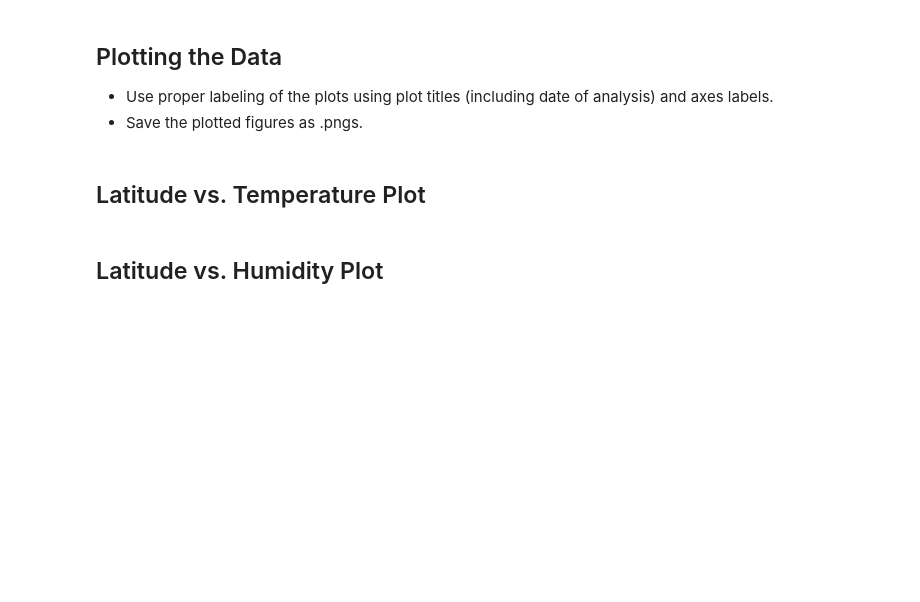
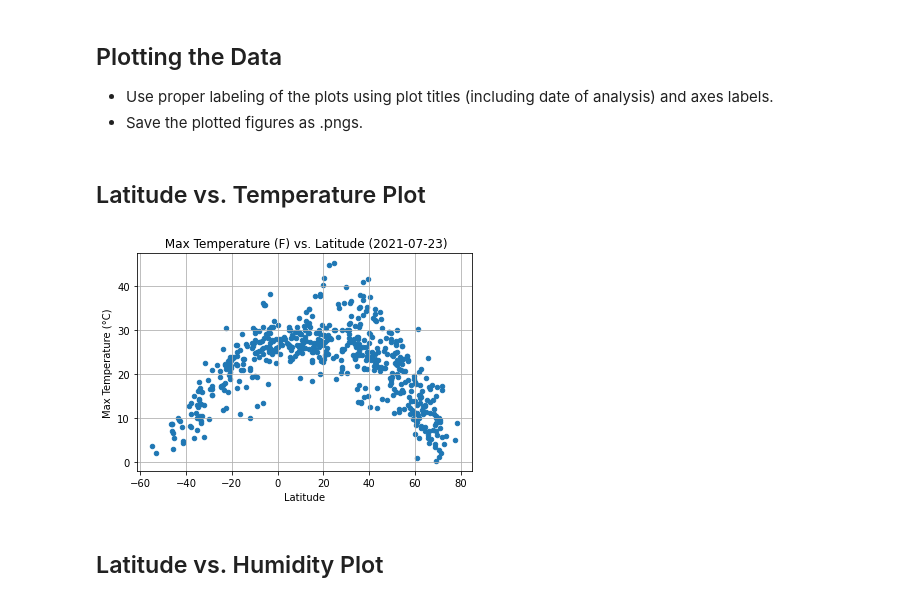
Before and after one commit to ItsGreyedOut/Whats-the-weather-like, a Jupyter notebook: starter_code/WeatherPy.ipynb, the cells around one changed output. Cells and saved outputs as stored; diff of their text form; code cells hidden in the pictures; blank space fills up the shorter version.

```diff
--- a/starter_code/WeatherPy.ipynb
+++ b/starter_code/WeatherPy.ipynb
@@ -215,5 +215,11 @@ cities_df.describe()
 Skip this step if there are no cities that have humidity > 100%.
 # %%
 # Drop the rows of data that have a humidity higher than 100%
-cleaned_cities_df = cities_df.loc[cities_df['Humidity (%)'] <= 100]
-cleaned_cities_df
+too_hum_city_df = city_df[city_df['Humidity (%)'] <= 100]
+too_hum_city_df
+
+if too_hum_city_df.size < 1:
+
+    print('There are no cities with humidity higer than 100%')
+
+else: too_hum_city_df
@@ -260,11 +230,14 @@ for lat_lng in lat_lngs:
 # %% [markdown]
 ## Latitude vs. Temperature Plot
 # %%
-# Plot the scatter plot that shows the relation between latitude and max temperature, and include the date in title
+# Scatter Plot: Latitude and Max Temperature
+# Include Title and Date
 cleaned_cities_df.plot(kind='scatter', x='Latitude', y='Max Temperature (°C)',
-                       title=f'Latitude vs. Max Temperature ({today})')
+                       title=f' Max Temperature (F) vs. Latitude ({today})')
 plt.grid()
-plt.savefig('output_data/Latitude_MaxTemperature_Plot.png')
+plt.savefig('../output_data/Latitude_MaxTemperature_Plot.png')
+# %% [output]
+[figure, added]
 # %% [markdown]
 ## Latitude vs. Humidity Plot
 # %%
```
Also changed, not shown: parts of 21 cells of this notebook, 5 other files.
